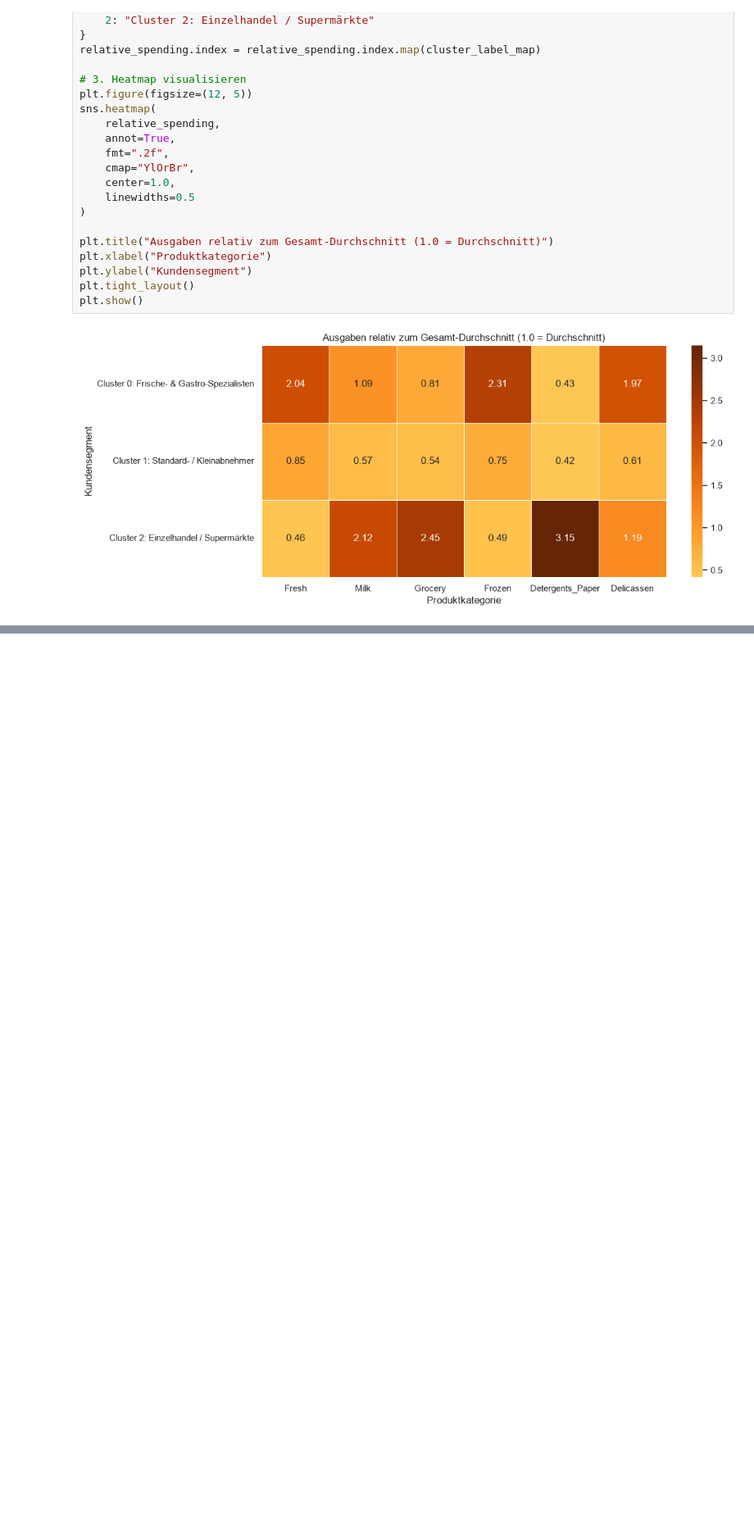
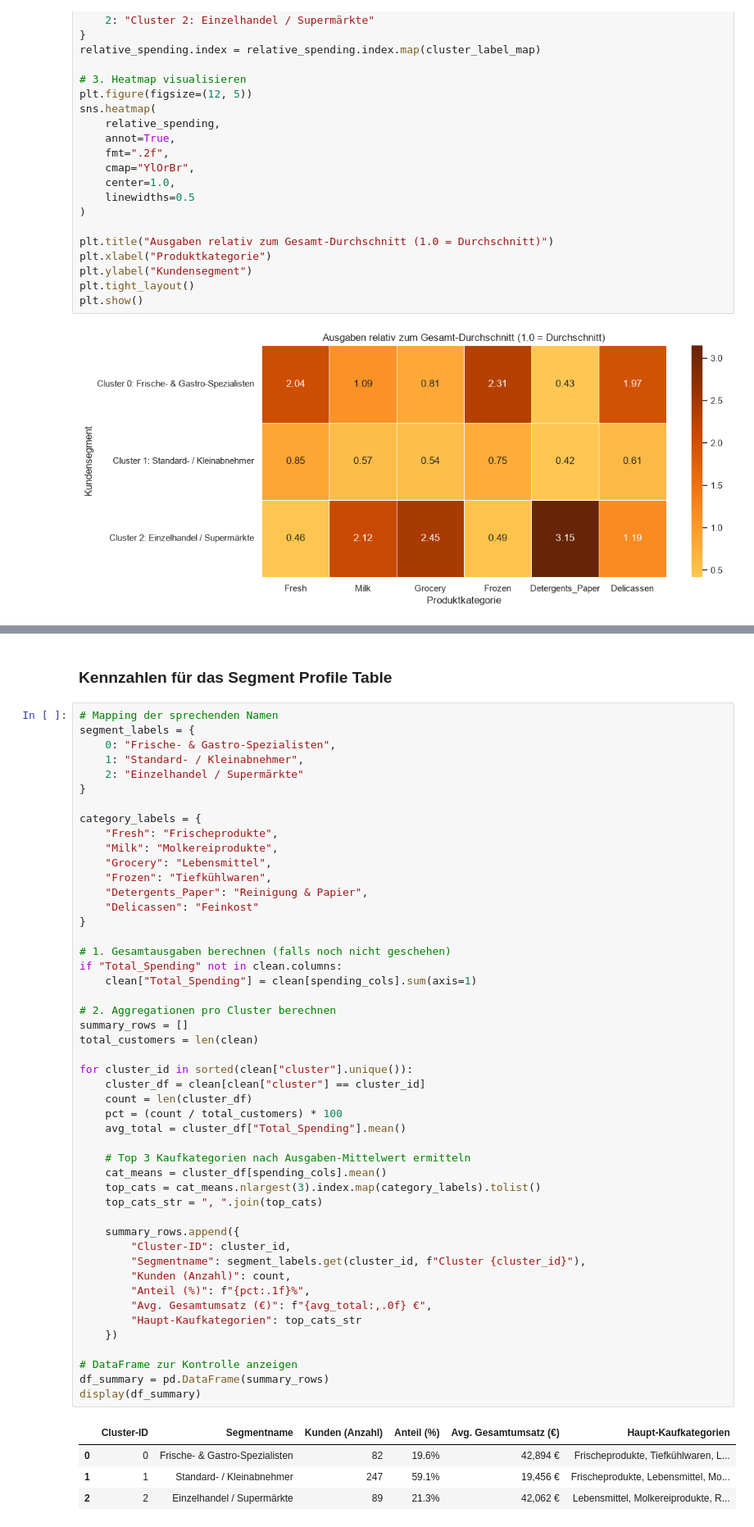
Before and after one commit to thombow-source/atlantico-ml, a Jupyter notebook: modeling.ipynb, the cells around one changed output, grey strips where cells are left out. Shown at 82% size. Cells and saved outputs as stored; diff of their text form; blank space fills up the shorter version.

```diff
--- a/modeling.ipynb
+++ b/modeling.ipynb
@@ -346,0 +375,55 @@ plt.show()
+# %% [markdown]
+### Kennzahlen für das Segment Profile Table
+# %%
+# Mapping der sprechenden Namen
+segment_labels = {
+    0: "Frische- & Gastro-Spezialisten",
+    1: "Standard- / Kleinabnehmer",
+    2: "Einzelhandel / Supermärkte"
+}
+
+category_labels = {
+    "Fresh": "Frischeprodukte",
+    "Milk": "Molkereiprodukte",
+    "Grocery": "Lebensmittel",
+    "Frozen": "Tiefkühlwaren",
+    "Detergents_Paper": "Reinigung & Papier",
+    "Delicassen": "Feinkost"
+}
+
+# 1. Gesamtausgaben berechnen (falls noch nicht geschehen)
+if "Total_Spending" not in clean.columns:
+    clean["Total_Spending"] = clean[spending_cols].sum(axis=1)
+
+# 2. Aggregationen pro Cluster berechnen
+summary_rows = []
+total_customers = len(clean)
+
+for cluster_id in sorted(clean["cluster"].unique()):
+    cluster_df = clean[clean["cluster"] == cluster_id]
+    count = len(cluster_df)
+    pct = (count / total_customers) * 100
+    avg_total = cluster_df["Total_Spending"].mean()
+
+    # Top 3 Kaufkategorien nach Ausgaben-Mittelwert ermitteln
+    cat_means = cluster_df[spending_cols].mean()
+    top_cats = cat_means.nlargest(3).index.map(category_labels).tolist()
+    top_cats_str = ", ".join(top_cats)
+
+    summary_rows.append({
+        "Cluster-ID": cluster_id,
+        "Segmentname": segment_labels.get(cluster_id, f"Cluster {cluster_id}"),
+        "Kunden (Anzahl)": count,
+        "Anteil (%)": f"{pct:.1f}%",
+        "Avg. Gesamtumsatz (€)": f"{avg_total:,.0f} €",
+        "Haupt-Kaufkategorien": top_cats_str
+    })
+
+# DataFrame zur Kontrolle anzeigen
+df_summary = pd.DataFrame(summary_rows)
+display(df_summary)
+# %% [output]
+|  | Cluster-ID | Segmentname | Kunden (Anzahl) | Anteil (%) | Avg. Gesamtumsatz (€) | Haupt-Kaufkategorien |
+| 0 | 0 | Frische- & Gastro-Spezialisten | 82 | 19.6% | 42,894 € | Frischeprodukte, Tiefkühlwaren, L... |
+| 1 | 1 | Standard- / Kleinabnehmer | 247 | 59.1% | 19,456 € | Frischeprodukte, Lebensmittel, Mo... |
+| 2 | 2 | Einzelhandel / Supermärkte | 89 | 21.3% | 42,062 € | Lebensmittel, Molkereiprodukte, R... |
```
Also changed, not shown: parts of 11 cells of this notebook, 1 other file.
